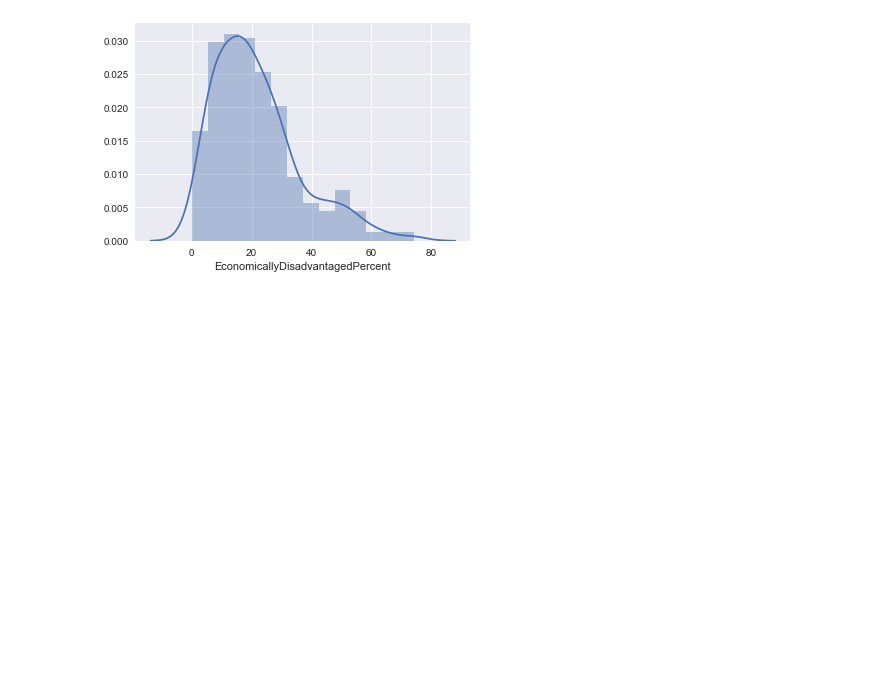
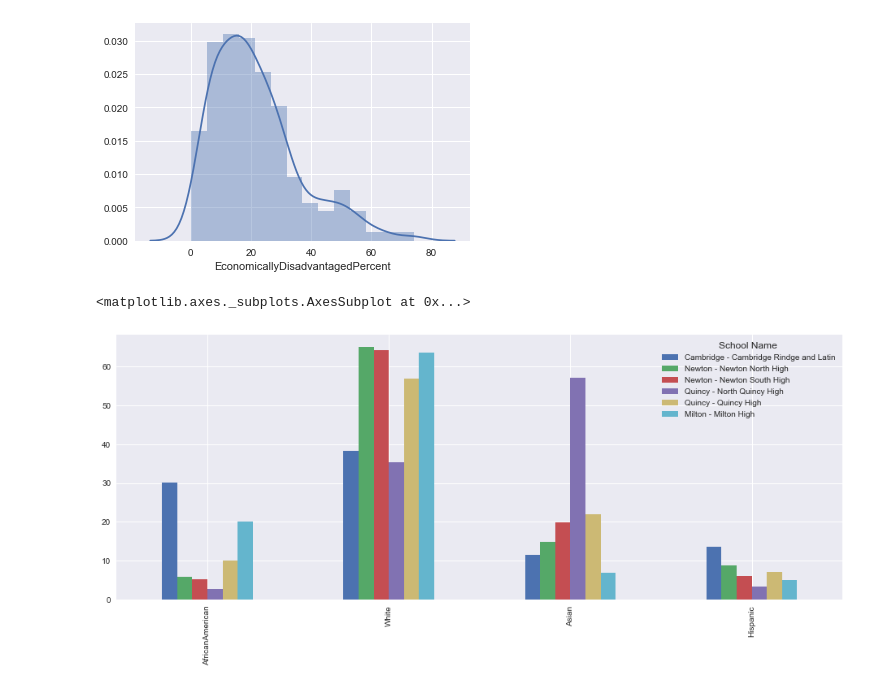
Before and after one commit to t1m0thy/datadad, a Jupyter notebook: SchoolDataMerge.ipynb, the cells around one changed output. Cells and saved outputs as stored; diff of their text form; code cells hidden in the pictures; blank space fills up the shorter version.

```diff
--- a/SchoolDataMerge.ipynb
+++ b/SchoolDataMerge.ipynb
@@ -196,3 +218,20 @@ sns.distplot(districts['EconomicallyDisadvantagedPercent'].dropna())
 # %% [output]
 <matplotlib.axes._subplots.AxesSubplot at 0x...>
 [figure]
+# %%
+newton = town("Newton")
+milton = town("Milton")
+cambridge = town("Cambridge")
+
+compare = pd.concat([
+cambridge[cambridge.index.str.contains("Latin")],
+newton[newton.index.str.contains("High")],
+quincy[quincy.index.str.contains("High")],
+milton[milton.index.str.contains("High")],
+])
+
+
+compare[["AfricanAmerican", "White", "Asian", "Hispanic"]].transpose().plot.bar(stacked=False, figsize=(16, 6))
+# %% [output]
+<matplotlib.axes._subplots.AxesSubplot at 0x...>
+[figure, added]
```
Also changed, not shown: parts of 13 cells of this notebook, 39 other files.
